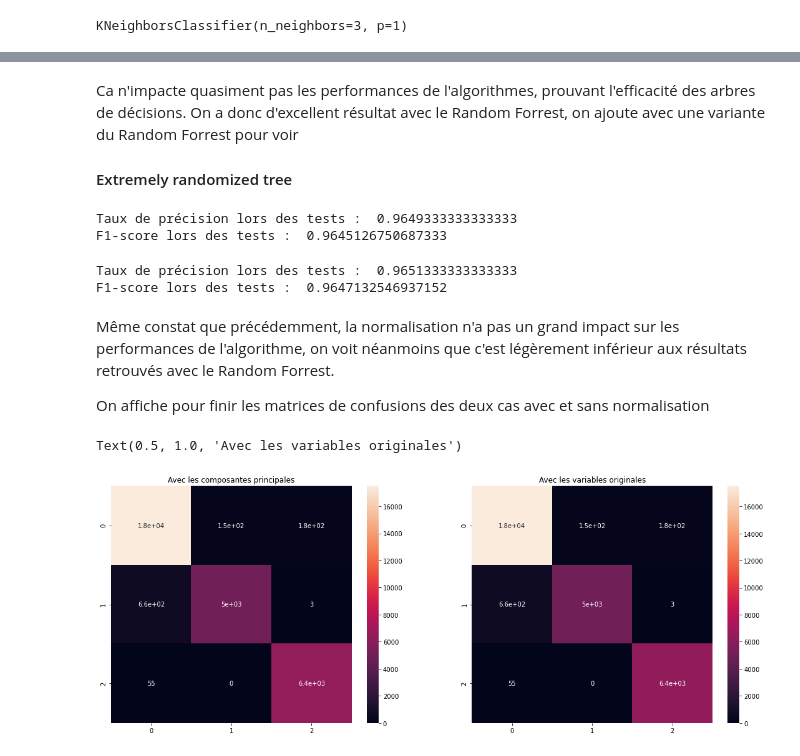
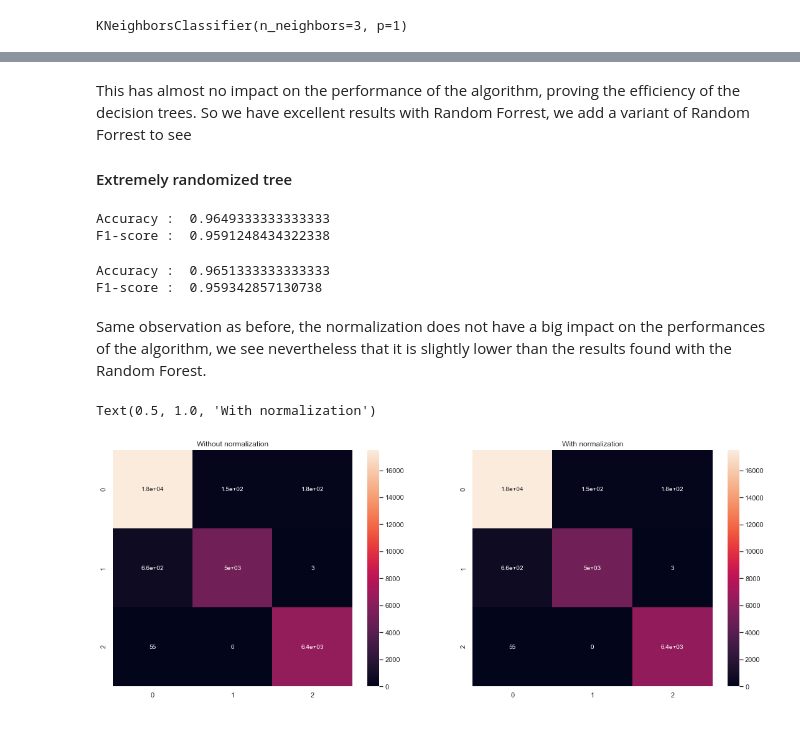
Before and after one commit to MohamedNennouche/stellar-classification, a Jupyter notebook: notebook-stellar.ipynb, the cells around one changed output, grey strips where cells are left out. Drawn from its saved outputs; the diff is of its cells as text; code cells hidden in the pictures.

Commit message:
Traduction du projet et restructuration du notebook, eventuellement ajout d'autres types de classifieur ou ajouter une méthodes de features selection pour améliorer encore plus la classification

```diff
--- a/notebook-stellar.ipynb
+++ b/notebook-stellar.ipynb
@@ -465,35 +282,34 @@ F1-score lors des tests :  0.9735364478671084
-# %% [markdown]
-Ca n'impacte quasiment pas les performances de l'algorithmes, prouvant l'efficacité des arbres de décisions. On a donc d'excellent résultat avec le Random Forrest, on ajoute avec une variante du Random Forrest pour voir
-#### Extremely randomized tree
+# %% [markdown]
+This has almost no impact on the performance of the algorithm, proving the efficiency of the decision trees. So we have excellent results with Random Forrest, we add a variant of Random Forrest to see
+#### Extremely randomized tree
 # %%
-extra = ExtraTreesClassifier(n_estimators=1000, criterion='entropy', max_depth=None, min_samples_split=2, min_samples_leaf=1, min_weight_fraction_leaf=0.0, max_features='auto', max_leaf_nodes=None, min_impurity_decrease=0.0, bootstrap=False, oob_score=False, n_jobs=None, random_state=0, verbose=0, warm_start=False, class_weight='balanced', ccp_alpha=0.0, max_samples=None).fit(fv_train,etiq_train)
+extra = ExtraTreesClassifier(n_estimators=1000, criterion='entropy', random_state=0, class_weight='balanced').fit(fv_train,etiq_train)
 yextra = extra.predict(fv_test)
-print("Taux de précision lors des tests : ",metrics.accuracy_score(etiq_test, yextra))
-print("F1-score lors des tests : ",metrics.f1_score(etiq_test, yextra, average = "weighted"))
+print("Accuracy : ",metrics.accuracy_score(etiq_test, yextra))
+print("F1-score : ",metrics.f1_score(etiq_test, yextra, average = "macro"))
 # %% [output]
-Taux de précision lors des tests :  0.9649333333333333
-F1-score lors des tests :  0.9645126750687333
+Accuracy :  0.9649333333333333
+F1-score :  0.9591248434322338
 # %%
-extra_scaled = ExtraTreesClassifier(n_estimators=1000, criterion='entropy', max_depth=None, min_samples_split=2, min_samples_leaf=1, min_weight_fraction_leaf=0.0, max_features='auto', max_leaf_nodes=None, min_impurity_decrease=0.0, bootstrap=False, oob_score=False, n_jobs=None, random_state=0, verbose=0, warm_start=False, class_weight='balanced', ccp_alpha=0.0, max_samples=None).fit(fv_train_scaled,etiq_train)
+extra_scaled = ExtraTreesClassifier(n_estimators=1000, criterion='entropy', random_state=0, class_weight='balanced').fit(fv_train_scaled,etiq_train)
 yextra_scaled = extra_scaled.predict(fv_test_scaled)
-print("Taux de précision lors des tests : ",metrics.accuracy_score(etiq_test, yextra_scaled))
-print("F1-score lors des tests : ",metrics.f1_score(etiq_test, yextra_scaled, average = "weighted"))
+print("Accuracy : ",metrics.accuracy_score(etiq_test, yextra_scaled))
+print("F1-score : ",metrics.f1_score(etiq_test, yextra_scaled, average = "macro"))
 # %% [output]
-Taux de précision lors des tests :  0.9651333333333333
-F1-score lors des tests :  0.9647132546937152
+Accuracy :  0.9651333333333333
+F1-score :  0.959342857130738
-# %% [markdown]
-Même constat que précédemment, la normalisation n'a pas un grand impact sur les performances de l'algorithme, on voit néanmoins que c'est légèrement inférieur aux résultats retrouvés avec le Random Forrest.
-
-On affiche pour finir les matrices de confusions des deux cas avec et sans normalisation
+# %% [markdown]
+Same observation as before, the normalization does not have a big impact on the performances of the algorithm, we see nevertheless that it is slightly lower than the results found with the Random Forest.
 # %%
+sns.set_theme(style='darkgrid')
 plt.figure(figsize=(19,7))
-plt.title("Matrices de confusion avec un réseau de neurones multicouches")
+plt.title("Confusion matrix for the Extremely randomized tree classifier")
 plt.subplot(1,2,1)
 sns.heatmap(metrics.confusion_matrix(etiq_test, yextra), annot=True, annot_kws={"size": 10})
-plt.title("Avec les composantes principales")
+plt.title("Without normalization")
 plt.subplot(1,2,2)
 sns.heatmap(metrics.confusion_matrix(etiq_test, yextra_scaled), annot=True, annot_kws={"size": 10})
-plt.title("Avec les variables originales")
+plt.title("With normalization")
 # %% [output]
-Text(0.5, 1.0, 'Avec les variables originales')
+Text(0.5, 1.0, 'With normalization')
-[figure, old version]
+[figure, new version]
```
Also changed, not shown: parts of 38 cells of this notebook, 1 other file.
